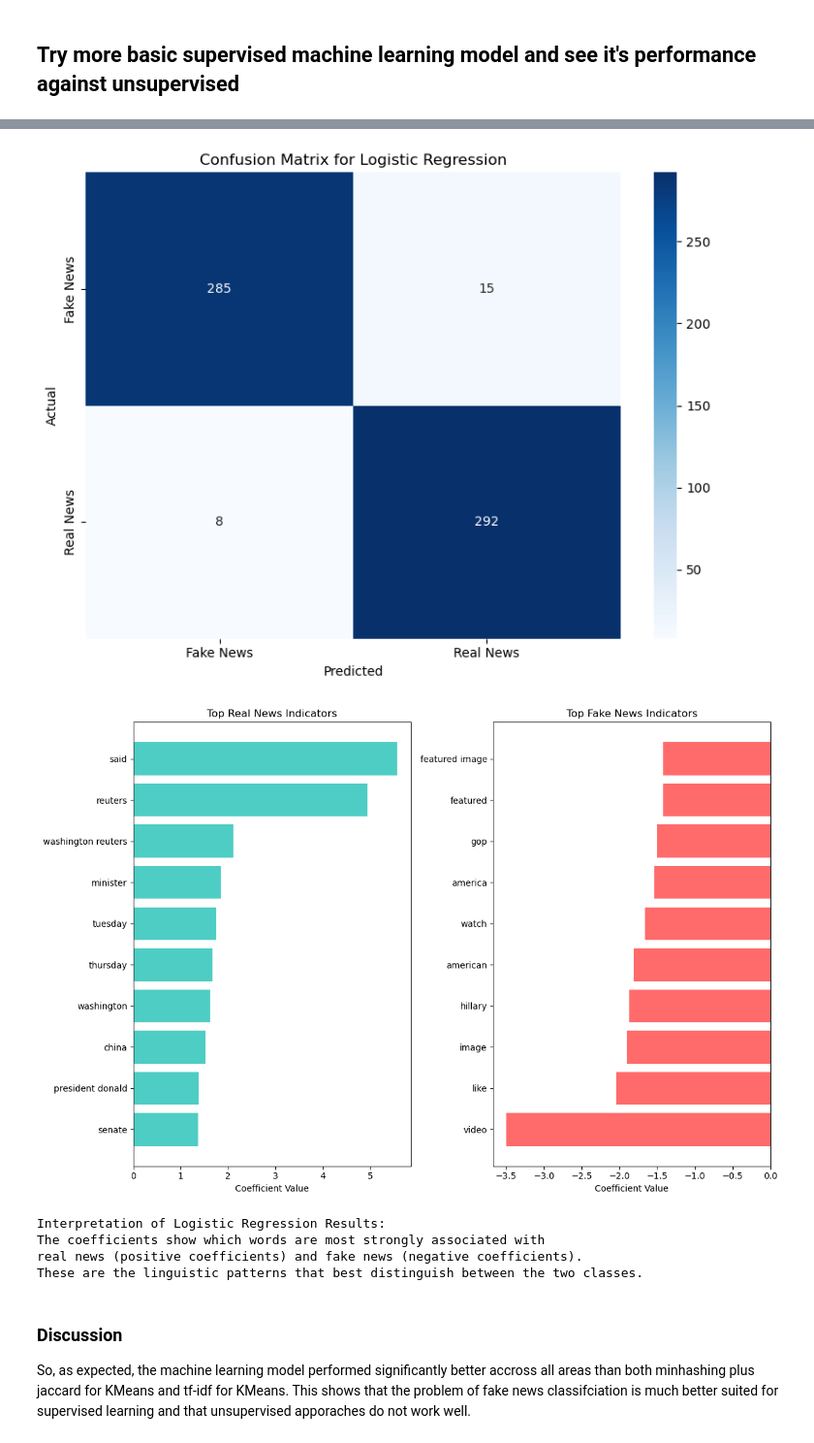
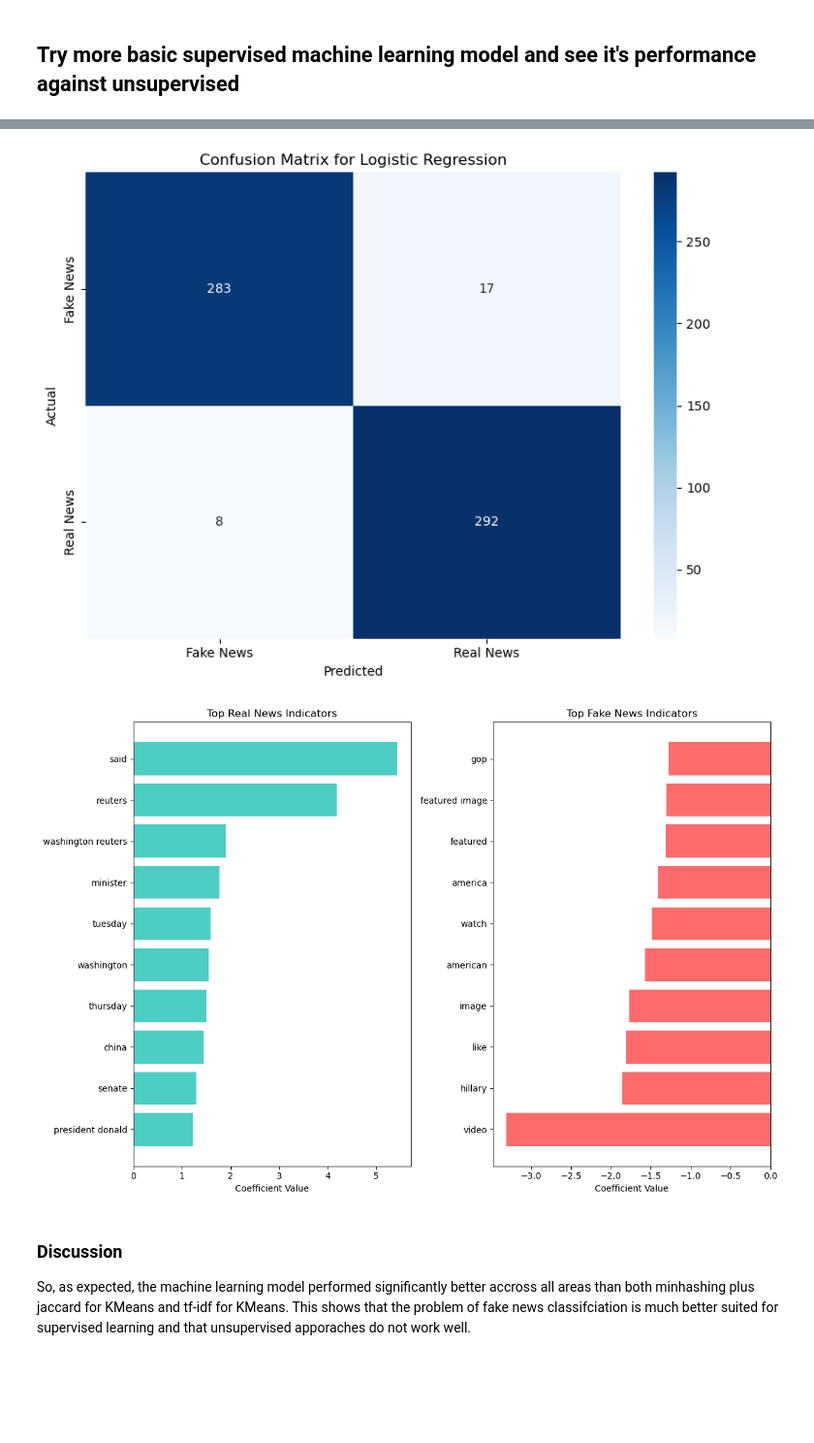
Before and after one commit to JohnDanekind/Fake-News-Unsupervised, a Jupyter notebook: src/project.ipynb, the cells around one changed output, grey strips where cells are left out. Shown at 97% size. Drawn from its saved outputs; the diff is of its cells as text; code cells hidden in the pictures; blank space fills up the shorter version.

```diff
--- a/src/project.ipynb
+++ b/src/project.ipynb
@@ -201,7 +201,7 @@ Stop words: {'t', 'before', 'will', 'd', 'do', 'any', "didn't", 'ma', 'won', 'an
 #### Implement MinHashing
 # %%
 class MinHash:
-    def __init__(self, num_hashes=100, seed=42):
+    def __init__(self, num_hashes=128, seed=42):
         """
         Initialize MinHash with specified number of hash functions
         """
@@ -268,7 +268,7 @@ class MinHash:
 ### Use Minhashing on data
 # %%
 # Create a MinHash object
-minhash = MinHash(num_hashes=100, seed=42)
+minhash = MinHash(num_hashes=128, seed=42)
 
 # Compute signitures for all docs in data set
 signitures = []
@@ -640,7 +638,7 @@ print(f"\nAnalyzing entire dataset with {len(df)} articles")
 
 # Create TF-IDF features
 tfidf = TfidfVectorizer(
-    max_features=1000,  # number of features (words) to keep
+    max_features=5000,  # number of features (words) to keep
     ngram_range=(1, 2),  # Number of words to consider (1-2)
     stop_words="english",
 )  # Stop words are common words that we will filter out
@@ -652,8 +650,7 @@ X = tfidf.fit_transform(df["processed_content"]).toarray() # Convert to dense ar
 # Apply K-means
 k = 2
 centroids, clusters = KMeans_clustering(X, k=k, max_iters=100, tol=1e-6, random_state=0)
-#kmeans = KMeans(n_clusters=2, random_state=42, n_init=10)
-#clusters = kmeans.fit_predict(X)
+
 
 # Add cluster labels
 df_all = df.copy()
@@ -847,7 +844,7 @@ for subject in subjects:
     print(f"\nAnalyzing subject: {subject} with {len(subject_df)} articles")
 
     # Create TF-IDF features
-    tfidf = TfidfVectorizer(max_features=1000, ngram_range=(1, 2), stop_words="english")
+    tfidf = TfidfVectorizer(max_features=5000, ngram_range=(1, 2), stop_words="english")
     X = tfidf.fit_transform(subject_df["processed_content"]).toarray() # Convert to dense array
 
     # Apply K-means
@@ -1080,7 +1077,7 @@ print("SUPERVISED LEARNING WITH LOGISTIC REGRESSION")
 print("="*80)
 
 # Create TF-IDF features for the entire dataset
-tfidf = TfidfVectorizer(max_features=1000, ngram_range=(1, 2), stop_words='english')
+tfidf = TfidfVectorizer(max_features=5000, ngram_range=(1, 2), stop_words='english')
 X = tfidf.fit_transform(df['processed_content'])
 
 # Split into training and testing sets
@@ -1167,15 +1164,11 @@ Actual  Fake    285      15
         Real    8      292
 ... (6 lines left out)
 
     accuracy                           0.96       600
    macro avg       0.96      0.96      0.96       600
 weighted avg       0.96      0.96      0.96       600
 [figure]
-[figure, old version]
+[figure, new version]
-Interpretation of Logistic Regression Results:
-The coefficients show which words are most strongly associated with
-real news (positive coefficients) and fake news (negative coefficients).
-These are the linguistic patterns that best distinguish between the two classes.
 # %% [markdown]
 ### Discussion
 So, as expected, the machine learning model performed significantly better accross all areas than both minhashing plus jaccard for KMeans and tf-idf for KMeans. This shows that the problem of fake news classifciation is much better suited for supervised learning and that unsupervised apporaches do not work well.
```
Also changed, not shown: parts of 12 cells of this notebook.
